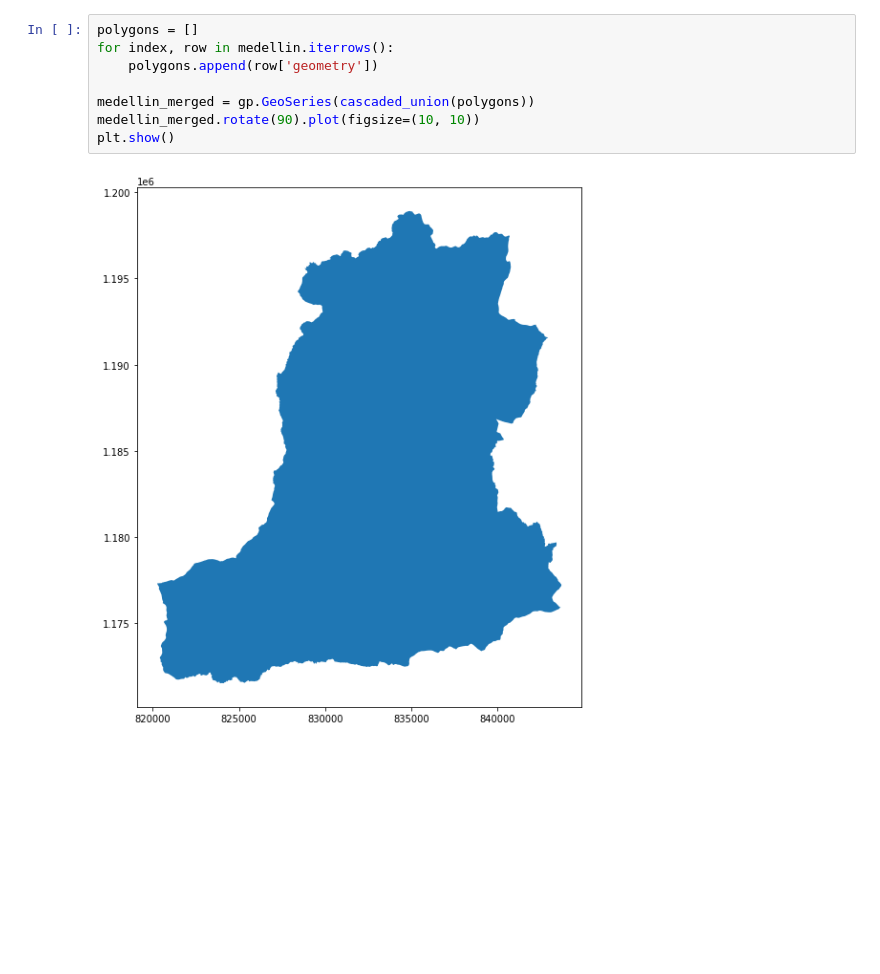
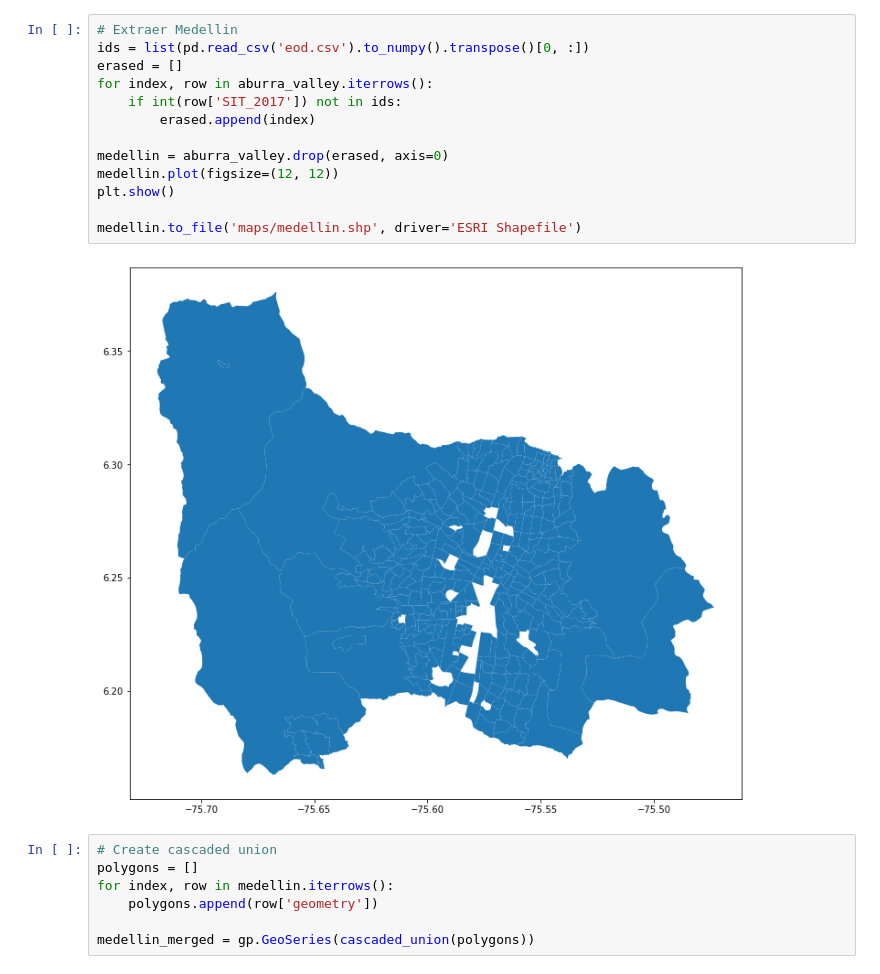
Before and after one commit to juanscr/covid-abms, a Jupyter notebook: covid/area.ipynb, the cells around one changed output. Drawn from its saved outputs; the diff is of its cells as text; blank space fills up the shorter version.

```diff
--- a/covid/area.ipynb
+++ b/covid/area.ipynb
@@ -13,10 +17,22 @@ plt.show()
+# %%
+# Extraer Medellin
+ids = list(pd.read_csv('eod.csv').to_numpy().transpose()[0, :])
+erased = []
+for index, row in aburra_valley.iterrows():
+    if int(row['SIT_2017']) not in ids:
+        erased.append(index)
+
+medellin = aburra_valley.drop(erased, axis=0)
+medellin.plot(figsize=(12, 12))
+plt.show()
+
+medellin.to_file('maps/medellin.shp', driver='ESRI Shapefile')
+# %% [output]
+[figure, added]
 # %%
+# Create cascaded union
 polygons = []
 for index, row in medellin.iterrows():
     polygons.append(row['geometry'])
 
 medellin_merged = gp.GeoSeries(cascaded_union(polygons))
-medellin_merged.rotate(90).plot(figsize=(10, 10))
-plt.show()
-# %% [output]
-[figure, removed]
```
Also changed, not shown: parts of 2 cells of this notebook.
